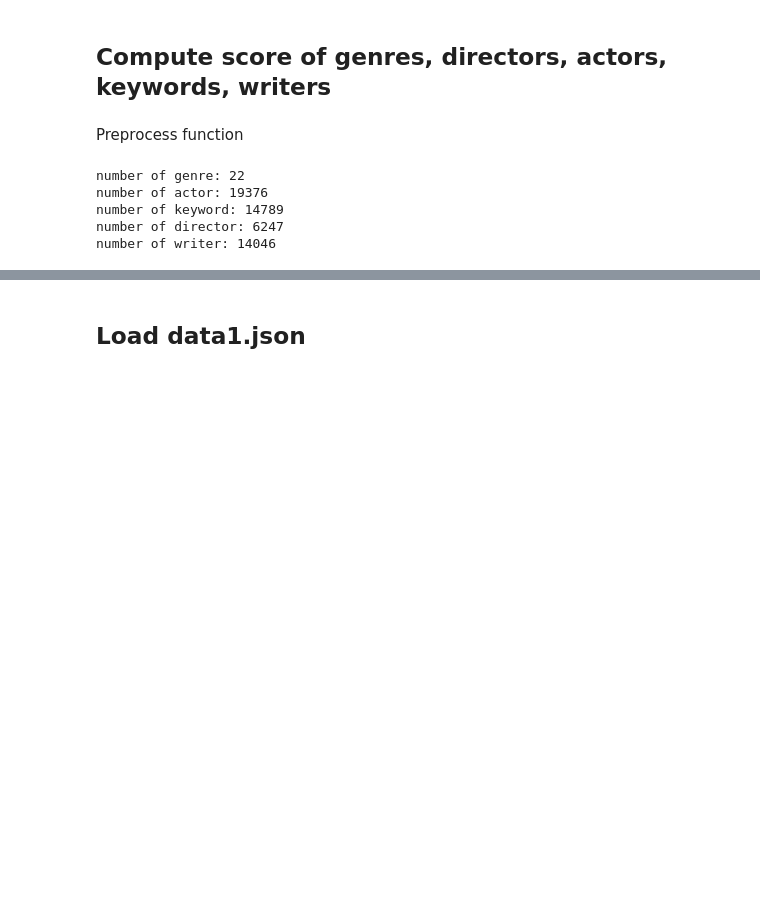
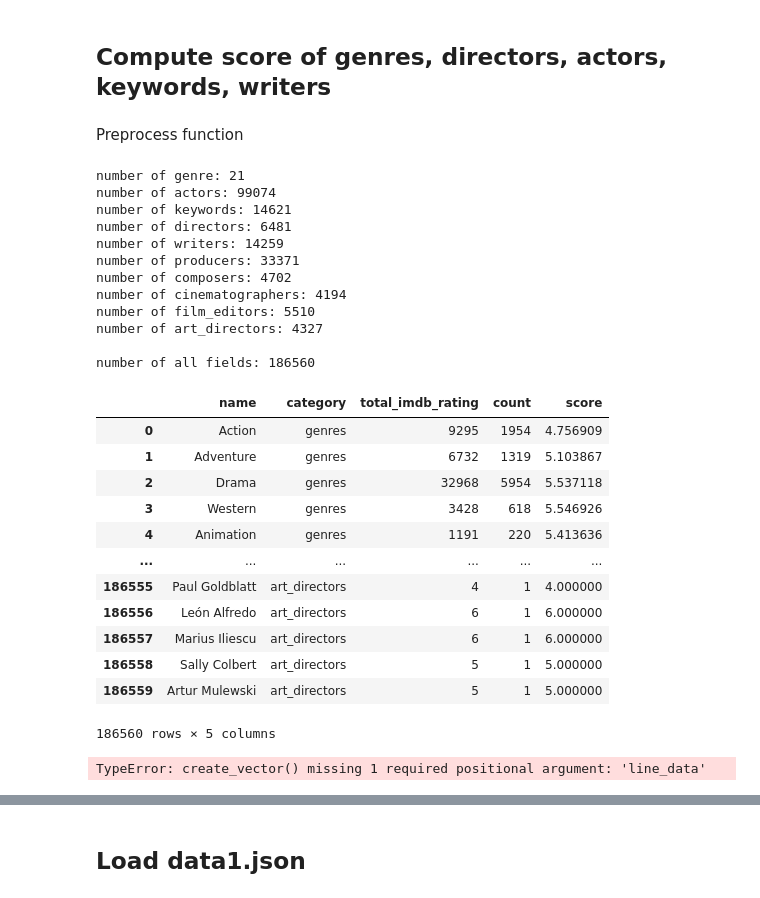
Before and after one commit to realphongha/imdb-rating-prediction, a Jupyter notebook: imdb_rating_analysis.ipynb, the cells around one changed output, grey strips where cells are left out. Drawn from its saved outputs; the diff is of its cells as text; code cells hidden in the pictures; blank space fills up the shorter version.

Commit message:
+ crawl data and save to data3.json + run models on new dataset

```diff
--- a/imdb_rating_analysis.ipynb
+++ b/imdb_rating_analysis.ipynb
@@ -44,5 +66,5 @@ def compute_score(data_train, rounded=True):
 # %%
-file = open('crawler/data1.json', "r")
+file = open('crawler/data3.json', "r")
 raw_data = []
 lines = file.read().splitlines()
 for line in lines:
@@ -50,13 +72,49 @@ for line in lines:
 scores = compute_score(raw_data)
 
 print('number of genre:', len(scores['genres']))
-print('number of actor:', len(scores['actor']))
-print('number of keyword:', len(scores['keyword']))
-print('number of director:', len(scores['director']))
-print('number of writer:', len(scores['writer']))
+print('number of actors:', len(scores['actors']))
+print('number of keywords:', len(scores['keywords']))
+print('number of directors:', len(scores['directors']))
+print('number of writers:', len(scores['writers']))
+print('number of producers:', len(scores['producers']))
+print('number of composers:', len(scores['composers']))
+print('number of cinematographers:', len(scores['cinematographers']))
+print('number of film_editors:', len(scores['film_editors']))
+print('number of art_directors:', len(scores['art_directors']))
+
+print('\nnumber of all fields:', len(scores['genres'])+len(scores['actors'])+len(scores['keywords'])+len(scores['directors'])+len(scores['writers'])+len(scores['producers'])+len(scores['composers'])+len(scores['cinematographers'])+len(scores['film_editors'])+len(scores['art_directors']))
 # %% [output]
-number of genre: 22
-number of actor: 19376
-number of keyword: 14789
-number of director: 6247
-number of writer: 14046
+number of genre: 21
+number of actors: 99074
+number of keywords: 14621
+number of directors: 6481
+number of writers: 14259
+number of producers: 33371
+number of composers: 4702
+number of cinematographers: 4194
+number of film_editors: 5510
+number of art_directors: 4327
+
+number of all fields: 186560
+# %%
+data = []
+for category, dict_score in scores.items():
+    for name, rc in dict_score.items(): #rc: rating and count
+        data += [[name, category, rc[0], rc[1]]]
+score_df = pd.DataFrame(data=data, columns=['name', 'category', 'total_imdb_rating', 'count'])
+score_df['score'] = score_df['total_imdb_rating'] / score_df['count']
+score_df
+# %% [output]
+|  | name | category | total_imdb_rating | count | score |
+| 0 | Action | genres | 9295 | 1954 | 4.756909 |
+| 1 | Adventure | genres | 6732 | 1319 | 5.103867 |
+| 2 | Drama | genres | 32968 | 5954 | 5.537118 |
+| 3 | Western | genres | 3428 | 618 | 5.546926 |
+| 4 | Animation | genres | 1191 | 220 | 5.413636 |
+| ... | ... | ... | ... | ... | ... |
+| 186555 | Paul Goldblatt | art_directors | 4 | 1 | 4.000000 |
+| 186556 | León Alfredo | art_directors | 6 | 1 | 6.000000 |
+| 186557 | Marius Iliescu | art_directors | 6 | 1 | 6.000000 |
+| 186558 | Sally Colbert | art_directors | 5 | 1 | 5.000000 |
+| 186559 | Artur Mulewski | art_directors | 5 | 1 | 5.000000 |
+186560 rows × 5 columns
@@ -63,3 +280,17 @@ number of writer: 14046
+# %%
+TRAIN_FILE = "crawler/data3.json"
+TRAIN_TEST_RATION = 0.8
+
+train_file = open(TRAIN_FILE, "r")
+raw_data = []
+lines = train_file.read().splitlines()
+random.shuffle(lines)
+for line in lines:
+    raw_data.append(json.loads(line))
+data_train, data_test = split_data(raw_data, TRAIN_TEST_RATION)
+X_train, y_train, names_train, X_test, y_test, names_test = preprocess_v2(data_train, data_test, False, 5)
+# %% [output]
+TypeError: create_vector() missing 1 required positional argument: 'line_data'
 # %%
 data = []
 for category, dict_score in scores.items():
```
Also changed, not shown: parts of 4 cells of this notebook, 6 other files.
